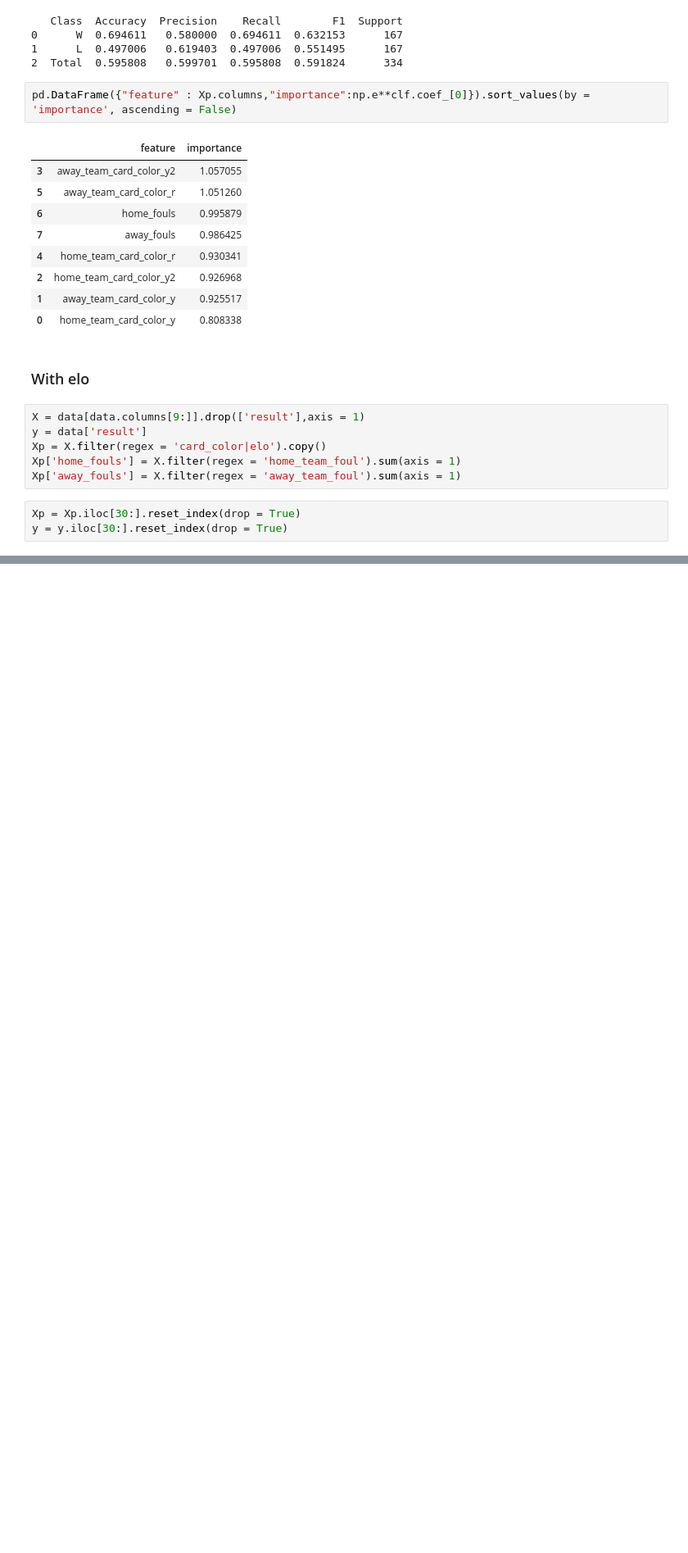
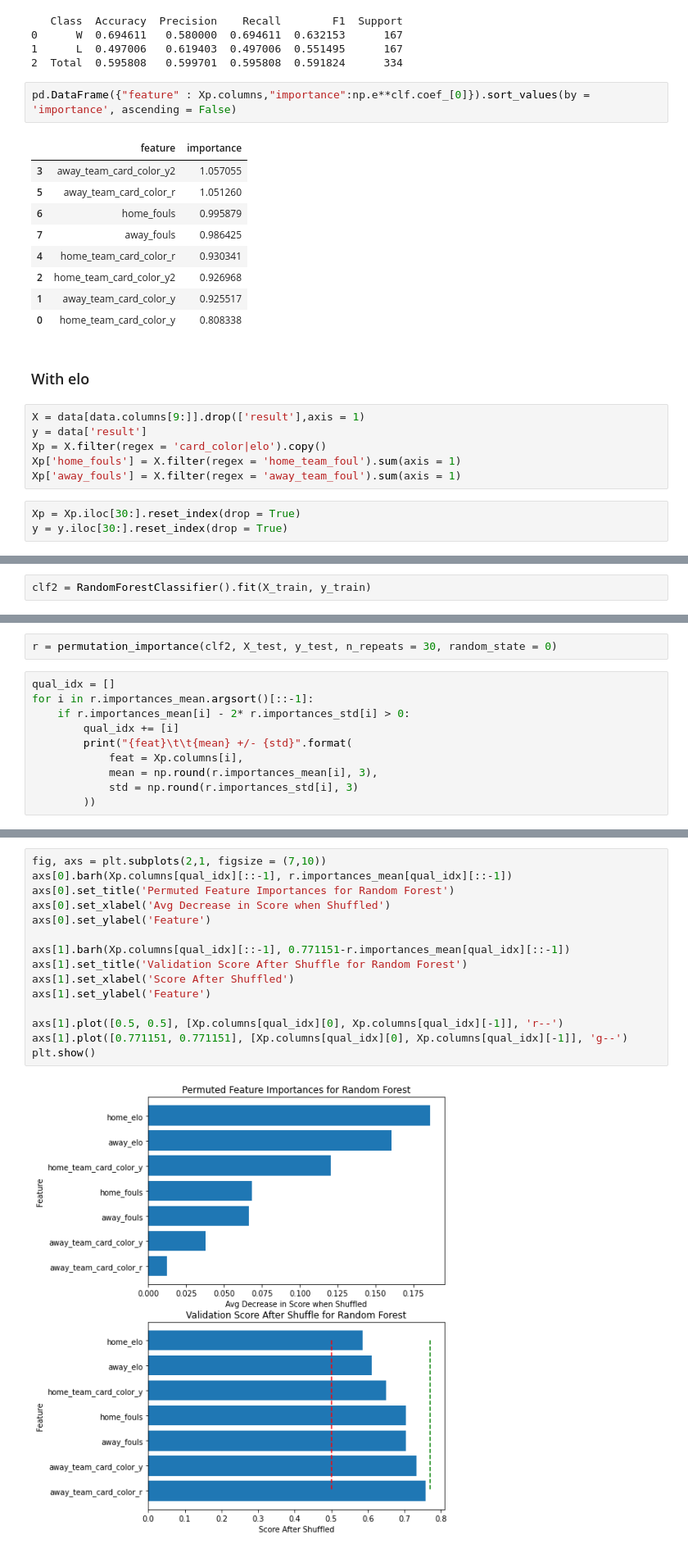
Before and after one commit to kcelebi/euro-football-officials-ML, a Jupyter notebook: pysrc/Logit_v2.ipynb, the cells around one changed output, grey strips where cells are left out. Shown: that part at 82% size. Cells and saved outputs as stored; diff of their text form; blank space fills up the shorter version.

```diff
--- a/pysrc/Logit_v2.ipynb
+++ b/pysrc/Logit_v2.ipynb
@@ -141,0 +140,2 @@ print(metric_suite(clf, X_test, y_test, labels = ['W', 'D','L']))
+# %%
+clf2 = RandomForestClassifier().fit(X_train, y_train)
@@ -141,0 +162,12 @@ print(metric_suite(clf, X_test, y_test, labels = ['W', 'D','L']))
+# %%
+r = permutation_importance(clf2, X_test, y_test, n_repeats = 30, random_state = 0)
+# %%
+qual_idx = []
+for i in r.importances_mean.argsort()[::-1]:
+    if r.importances_mean[i] - 2* r.importances_std[i] > 0:
+        qual_idx += [i]
+        print("{feat}\t\t{mean} +/- {std}".format(
+            feat = Xp.columns[i],
+            mean = np.round(r.importances_mean[i], 3),
+            std = np.round(r.importances_std[i], 3)
+        ))
@@ -141,0 +184,17 @@ print(metric_suite(clf, X_test, y_test, labels = ['W', 'D','L']))
+# %%
+fig, axs = plt.subplots(2,1, figsize = (7,10))
+axs[0].barh(Xp.columns[qual_idx][::-1], r.importances_mean[qual_idx][::-1])
+axs[0].set_title('Permuted Feature Importances for Random Forest')
+axs[0].set_xlabel('Avg Decrease in Score when Shuffled')
+axs[0].set_ylabel('Feature')
+
+axs[1].barh(Xp.columns[qual_idx][::-1], 0.771151-r.importances_mean[qual_idx][::-1])
+axs[1].set_title('Validation Score After Shuffle for Random Forest')
+axs[1].set_xlabel('Score After Shuffled')
+axs[1].set_ylabel('Feature')
+
+axs[1].plot([0.5, 0.5], [Xp.columns[qual_idx][0], Xp.columns[qual_idx][-1]], 'r--')
+axs[1].plot([0.771151, 0.771151], [Xp.columns[qual_idx][0], Xp.columns[qual_idx][-1]], 'g--')
+plt.show()
+# %% [output]
+[figure, added]
```
Also changed, not shown: parts of 15 cells of this notebook, 3 other files.
